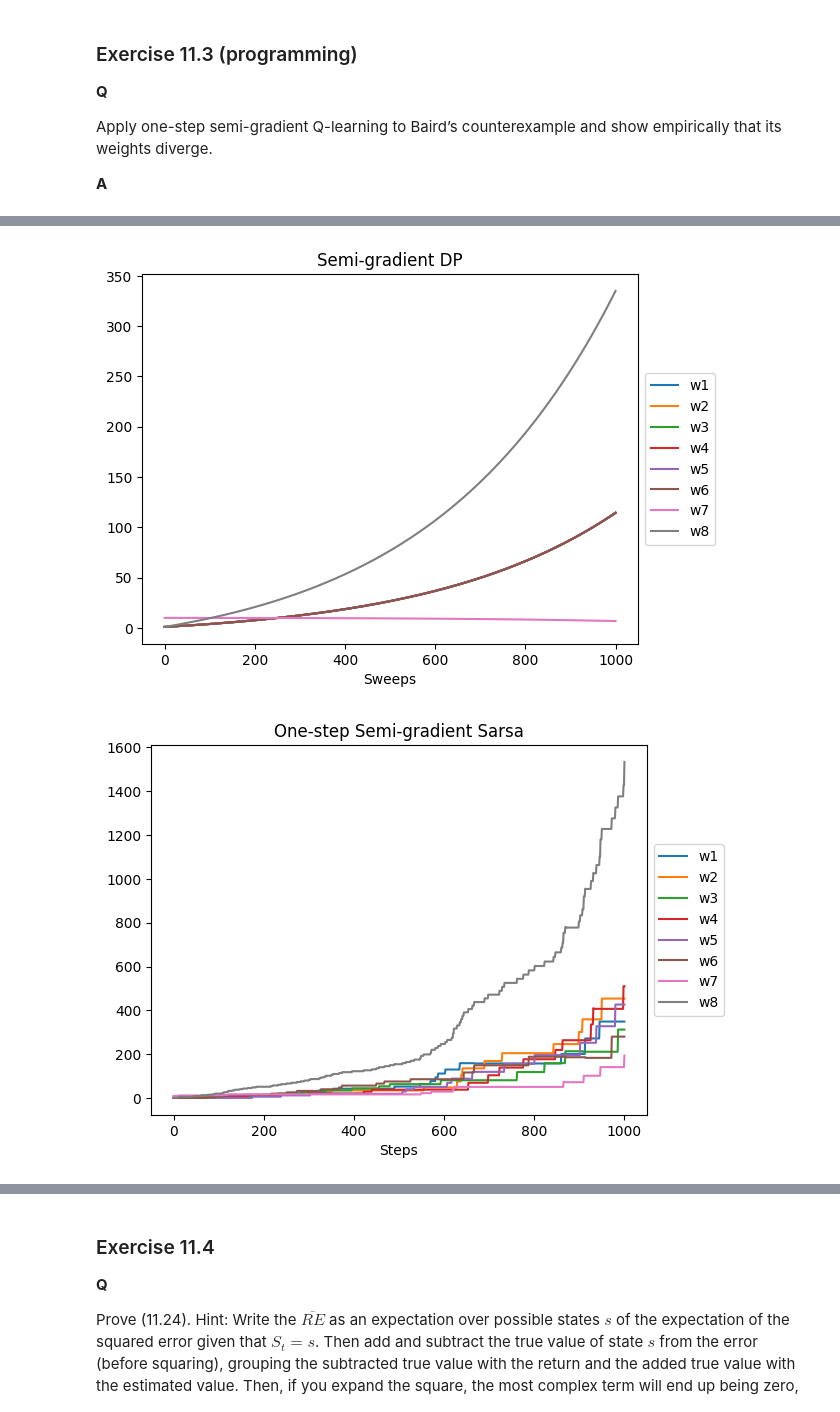
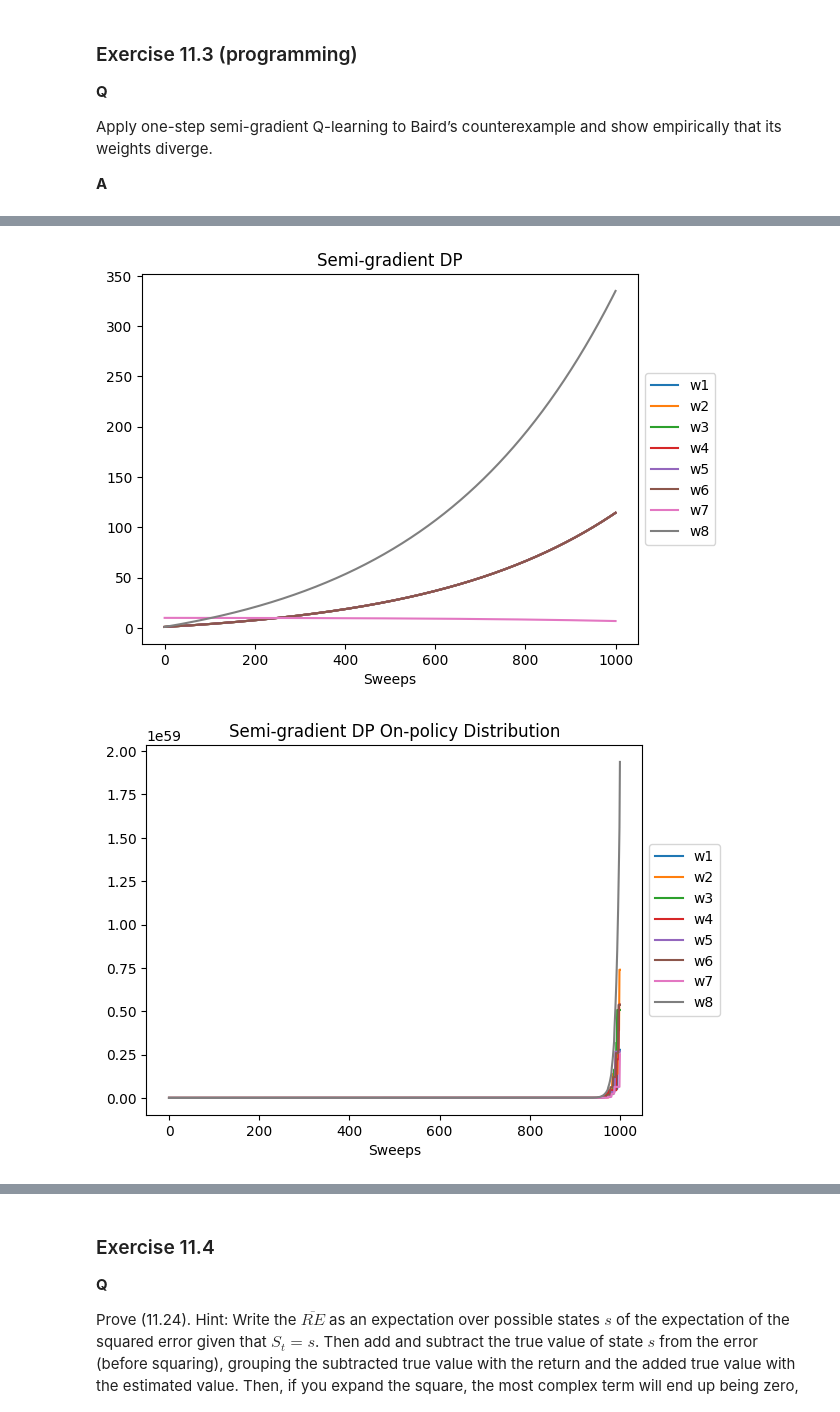
Before and after one commit to lucasbasquerotto/ml-demos, a Jupyter notebook: rl/ch11.ipynb, the cells around one changed output, grey strips where cells are left out. Drawn from its saved outputs; the diff is of its cells as text; code cells hidden in the pictures.

```diff
--- a/rl/ch11.ipynb
+++ b/rl/ch11.ipynb
@@ -195,5 +195,32 @@ def semi_grad_dp(sweeps: int):
             w[i] += (alpha/NUM_STATES) * w_diff[i]
         ws.append(w)
     return ws
+# %%
+def semi_grad_dp_on_policy_dist(sweeps: int, seed: int | None):
+    sweep = 0
+    w = initial_w
+    ws = [w]
+    rg = random_generator(seed)
+    s = rg.integers(NUM_STATES)
+    while sweep < sweeps:
+        sweep += 1
+        val = value(s, w)
+        grad = X[s]
+        next_val = 0
+        for a, p_a in enumerate(b):
+            ps = p_fn(s, a)
+            for p_ns, ns, r in ps:
+                next_val_i = value(ns, w)
+                next_val += p_a * p_ns * next_val_i
+        delta = r + gamma * next_val - val
+        w = [wi for wi in w]
+        for i in range(len(w)):
+            w[i] += alpha * delta * grad[i]
+        ws.append(w)
+        # follow on-policy distribution
+        a = rg.choice(len(b), p=b)
+        ns, r = apply_step(s, a, rg)
+        s = ns
+    return ws
 # %%
 def semi_grad_td_sarsa(steps: int, seed: int | None):
@@ -246,26 +273,28 @@ def semi_grad_td_q(steps: int, seed: int | None):
 # %%
 import typing
 import matplotlib.pyplot as plt
 
 iterations = 1000
 seed = 1
 cases: list[tuple[str, str, typing.Callable[[], list[list[float]]]]] = [
     ('Semi-gradient Off-policy TD', 'Steps', lambda: semi_grad_td(steps=iterations, seed=seed)),
     ('Semi-gradient DP', 'Sweeps', lambda: semi_grad_dp(sweeps=iterations)),
+    # correct w must be a multiple of (1, 1, 1, 1, 1, 1, 4, -2)
+    ('Semi-gradient DP On-policy Distribution', 'Sweeps', lambda: semi_grad_dp_on_policy_dist(sweeps=iterations, seed=seed)),
     ('One-step Semi-gradient Sarsa', 'Steps', lambda: semi_grad_td_sarsa(steps=iterations, seed=seed)),
     ('One-step Semi-gradient Q-learning', 'Steps', lambda: semi_grad_td_q(steps=iterations, seed=seed)),
 ]
 
 for name, xlabel, fn in cases:
     ws = fn()
     plt.figure()
     wis = list(zip(*ws))
     for i, wi in enumerate(wis):
         plt.plot(wi, label=f'w{i+1}')
     plt.title(name)
     plt.xlabel(xlabel)
     plt.legend(loc='center left', bbox_to_anchor=(1, 0.5))
 # %% [output]
 [figure]
 [figure]
-[figure, old version]
+[figure, new version]
```
Also changed, not shown: parts of 4 cells of this notebook.
